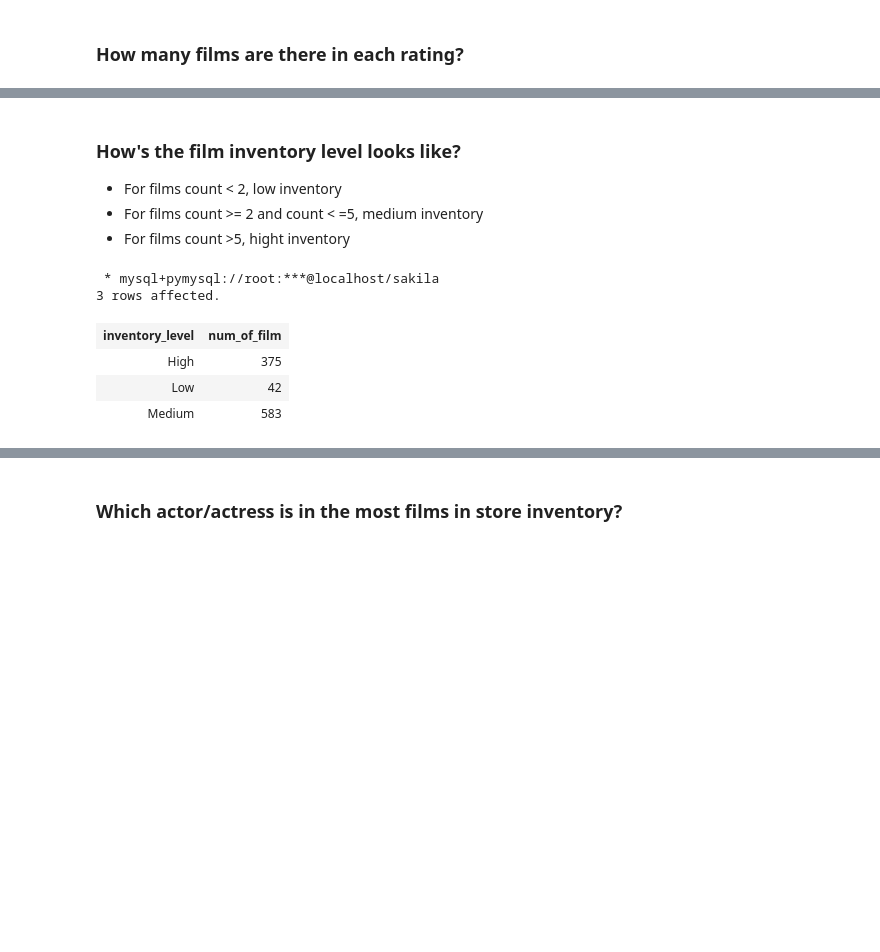
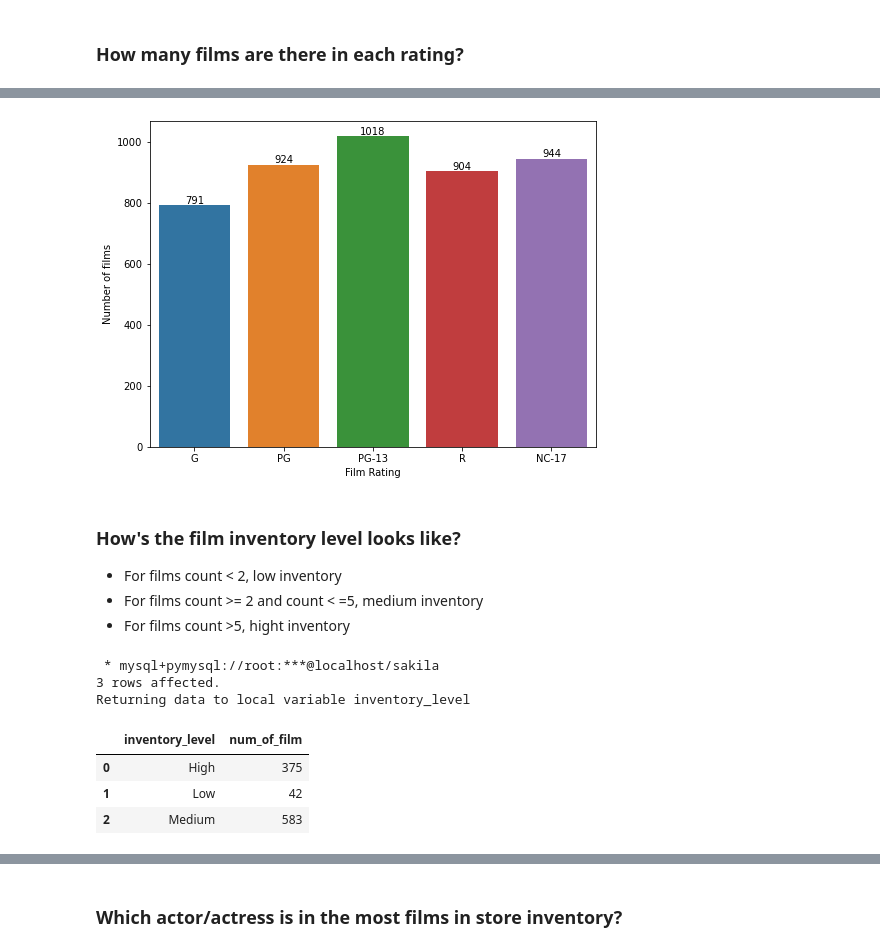
Before and after one commit to Yajinglee/SQL-Projects, a Jupyter notebook: Sakila Database.ipynb, the cells around one changed output, grey strips where cells are left out. Saved outputs shown, nothing was run; the diff lists cells and outputs as text; code cells hidden in the pictures; blank space fills up the shorter version.

```diff
--- a/Sakila Database.ipynb
+++ b/Sakila Database.ipynb
@@ -123,0 +125,3 @@ on i.film_id = f.film_id
+# %%
+ratings = pd.DataFrame(ratings)
+ratings
@@ -124,3 +135,11 @@ on i.film_id = f.film_id
+# %%
+plt.figure(figsize=(8,6))
+ax = sns.barplot(x=ratings['rating'], y=ratings['num_of_film'])
+ax.set(xlabel='Film Rating', ylabel='Number of films')
+for i in ax.containers:
+    ax.bar_label(i,)
+# %% [output]
+[figure, added]
 # %% [markdown]
 ### How's the film inventory level looks like?
 
@@ -128,7 +147,7 @@ on i.film_id = f.film_id
 - For films count >= 2 and count < =5, medium inventory
 - For films count >5, hight inventory
 # %%
-%%sql
+%%sql inventory_level <<
 
 with level as (select f.film_id,
        case
@@ -147,7 +166,12 @@ group by inventory_level
 # %% [output]
  * mysql+pymysql://root:***@localhost/sakila
 3 rows affected.
+Returning data to local variable inventory_level
-| inventory_level | num_of_film |
-| High | 375 |
-| Low | 42 |
-| Medium | 583 |
+# %%
+inventory_level = pd.DataFrame(inventory_level)
+inventory_level
+# %% [output]
+|  | inventory_level | num_of_film |
+| 0 | High | 375 |
+| 1 | Low | 42 |
+| 2 | Medium | 583 |
```
Also changed, not shown: parts of 19 cells of this notebook.
